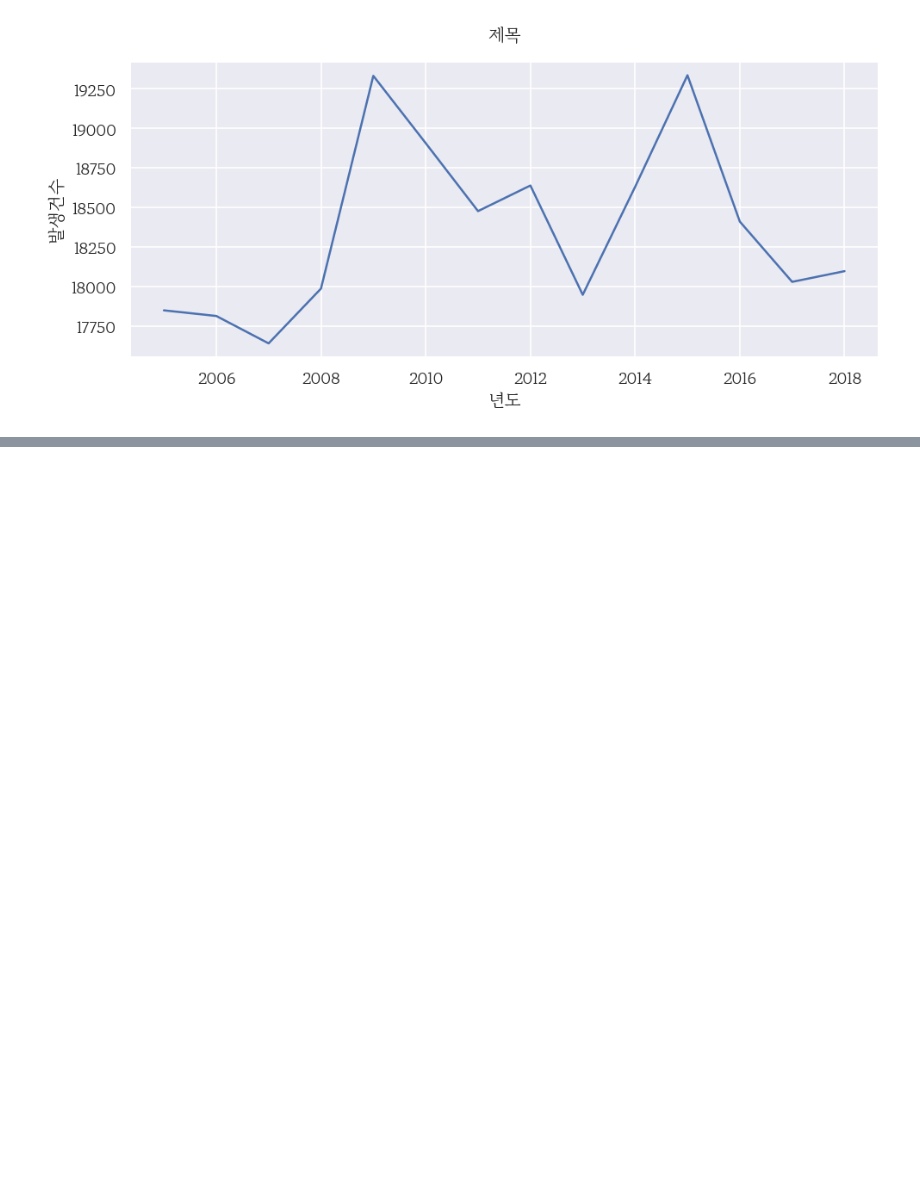
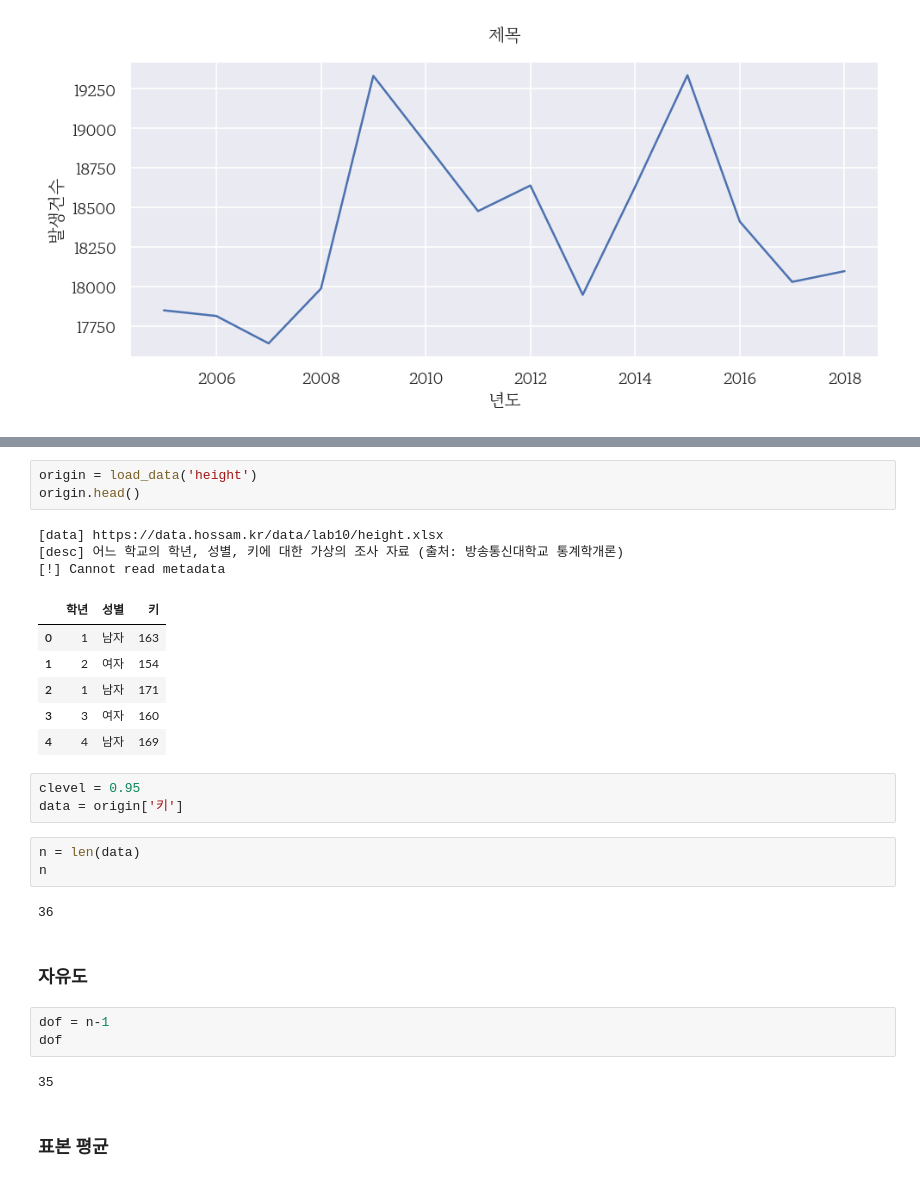
Before and after one commit to JAEYONG0303/For-python-, a Jupyter notebook: 코드 무한 연습용.ipynb, the cells around one changed output, grey strips where cells are left out. Saved outputs shown, nothing was run; the diff lists cells and outputs as text; blank space fills up the shorter version.

```diff
--- a/코드 무한 연습용.ipynb
+++ b/코드 무한 연습용.ipynb
@@ -2356,0 +2379,30 @@ plt.close()
+# %%
+origin = load_data('height')
+origin.head()
+# %% [output]
+[data] https://data.hossam.kr/data/lab10/height.xlsx
+[desc] 어느 학교의 학년, 성별, 키에 대한 가상의 조사 자료 (출처: 방송통신대학교 통계학개론)
+[!] Cannot read metadata
+|  | 학년 | 성별 | 키 |
+| 0 | 1 | 남자 | 163 |
+| 1 | 2 | 여자 | 154 |
+| 2 | 1 | 남자 | 171 |
+| 3 | 3 | 여자 | 160 |
+| 4 | 4 | 남자 | 169 |
+# %%
+clevel = 0.95
+data = origin['키']
+# %%
+n = len(data)
+n
+# %% [output]
+36
+# %% [markdown]
+### 자유도
+# %%
+dof = n-1
+dof
+# %% [output]
+35
+# %% [markdown]
+### 표본 평균
```
Also changed, not shown: parts of 11 cells of this notebook, 2 other files.
